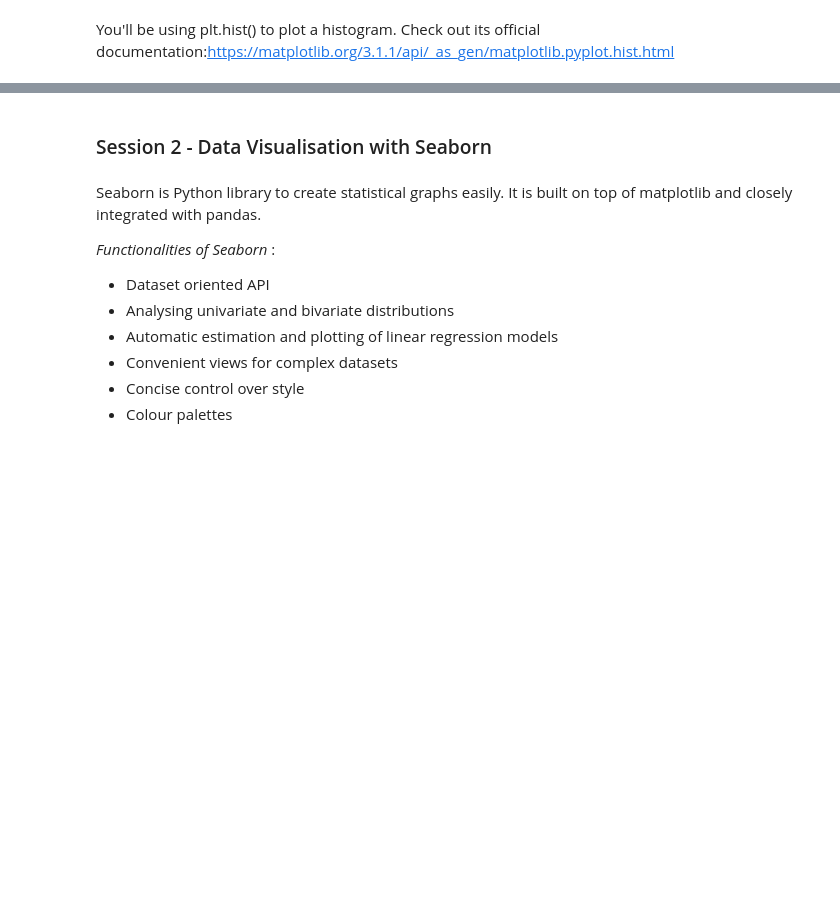
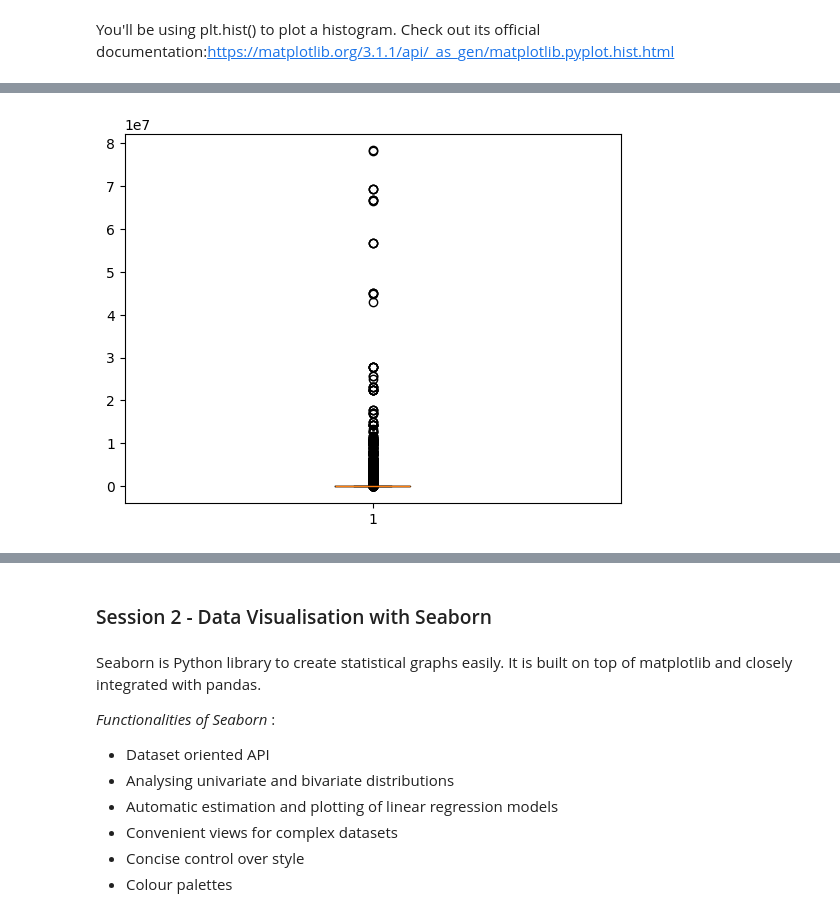
Before and after one commit to AsifVirani5/Project-Matplotlib-Seaborn-DataVisualization, a Jupyter notebook: Case Study-Google Ratings Data Analysis using Pandas and Matplotlib/Case Study-Data Visualisation of Google Apps Rating in Python.ipynb, the cells around one changed output, grey strips where cells are left out. Drawn from its saved outputs; the diff is of its cells as text; code cells hidden in the pictures; blank space fills up the shorter version.

```diff
--- a/Case Study-Google Ratings Data Analysis using Pandas and Matplotlib/Case Study-Data Visualisation of Google Apps Rating in Python.ipynb
+++ b/Case Study-Google Ratings Data Analysis using Pandas and Matplotlib/Case Study-Data Visualisation of Google Apps Rating in Python.ipynb
@@ -596,4 +600,9 @@ You'll be using plt.hist() to plot a histogram. Check out its official documenta
 # %%
 #Create a boxplot of the Reviews column
+
+plt.boxplot(inp1["Reviews"])
+plt.show()
+# %% [output]
+[figure, added]
 # %%
 #Check records with 1 million reviews
```
Also changed, not shown: parts of 9 cells of this notebook.
